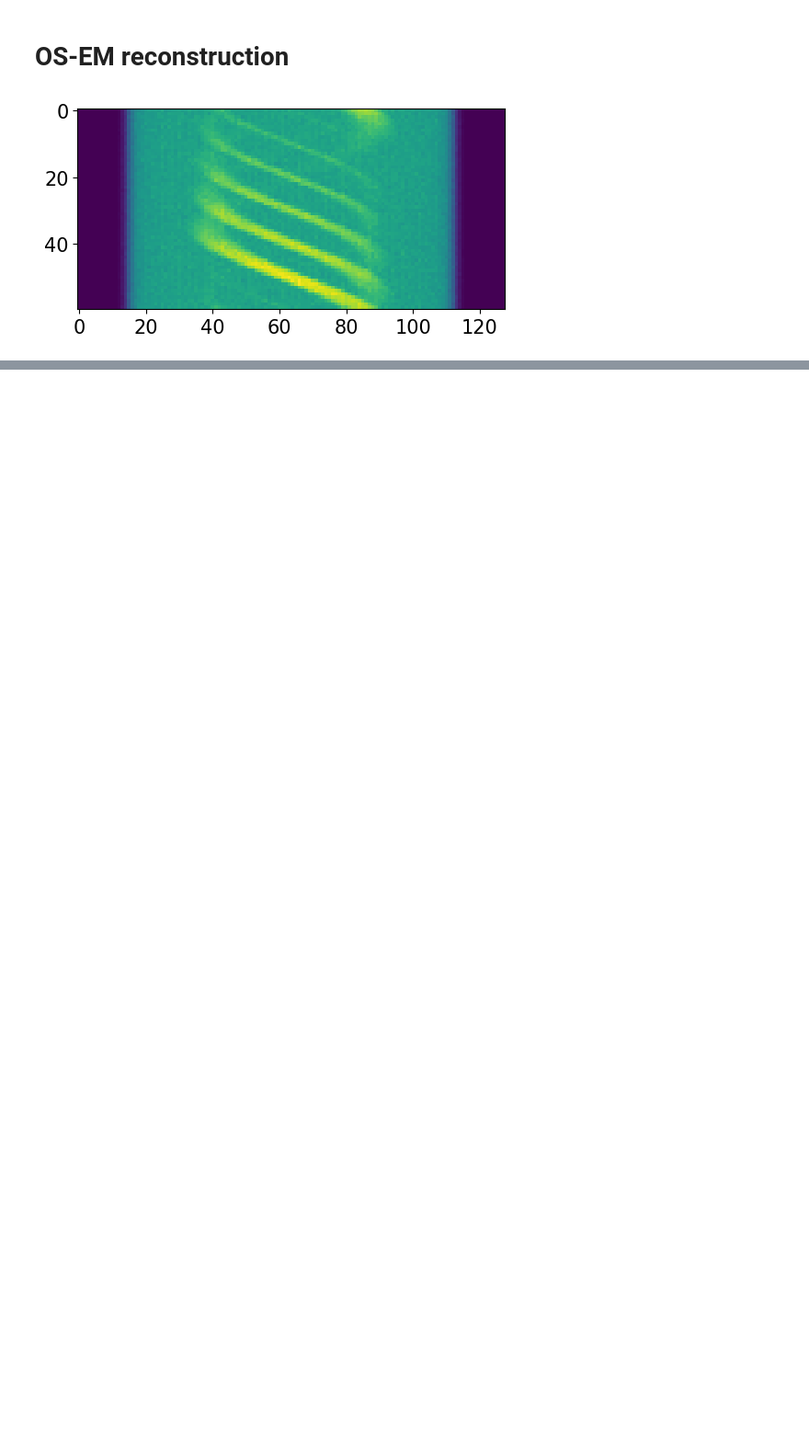
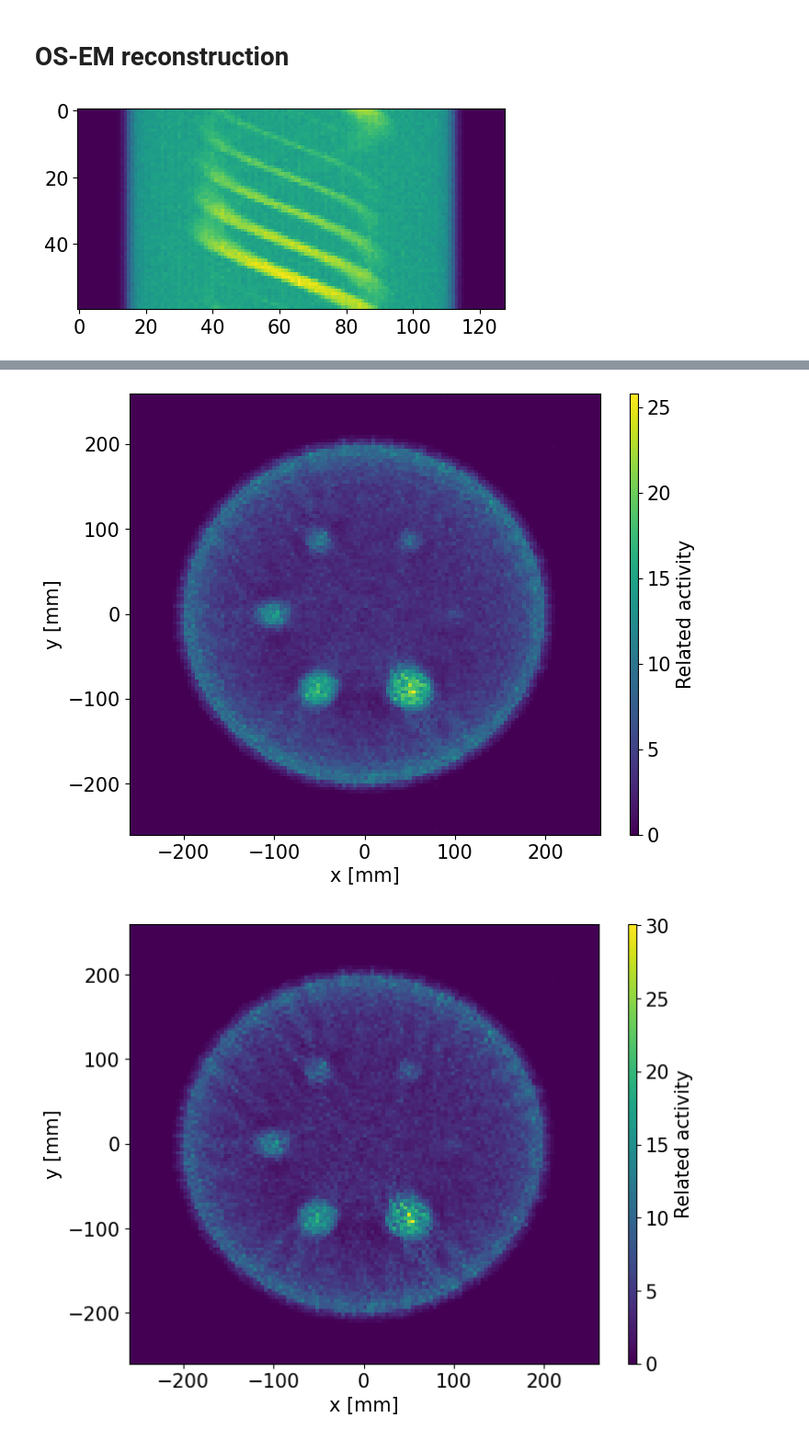
Before and after one commit to dachengx/MedPhys-recon, a Jupyter notebook: spect.ipynb, the cells around one changed output, grey strips where cells are left out. Shown at 92% size. Drawn from its saved outputs; the diff is of its cells as text; code cells hidden in the pictures; blank space fills up the shorter version.

```diff
--- a/spect.ipynb
+++ b/spect.ipynb
@@ -333,0 +270,56 @@ CNR = [(gray[vali[j]].mean() - gray[bkgvali].mean()) / gray[vali[j]].std() for j
+# %%
+CRC_list = []
+CNR_list = []
+
+p = np.fromfile('Proj_1e7Counts', dtype=np.float32)
+f = np.full(image['pixels'] ** 2, p.sum() / m.sum()).astype(np.float32)
+
+iter_list = [50, 100, 150, 200]
+
+for ci in iter_list:
+    L = L_list[4]
+    f_list, d_list = osem(p, m, ci, L)
+    gray = f_list[-1].reshape((image['pixels'], image['pixels']))[::-1, ::-1]
+
+    CRC_list.append(CRC(gray))
+    CNR_list.append(CNR(gray))
+
+    fig = plt.figure(figsize=(8, 6))
+    # fig.tight_layout()
+    gs = gridspec.GridSpec(1, 1, figure=fig, left=0.15, right=0.95, top=0.95, bottom=0.15, wspace=0.3, hspace=0.3)
+    ax = fig.add_subplot(gs[0, 0])
+    pc = ax.pcolormesh(X_pixels, Y_pixels, gray, shading='auto')
+    c = fig.colorbar(pc, ax=ax, aspect=50)
+    c.ax.set_ylabel('Related activity')
+    ax.set_xlabel('x [mm]')
+    ax.set_ylabel('y [mm]')
+
+    fig.savefig('img/C7_iter{:03d}_osem_recon.png'.format(ci))
+
+    plt.show()
+
+fig = plt.figure(figsize=(16, 6))
+# fig.tight_layout()
+gs = gridspec.GridSpec(1, 2, figure=fig, left=0.15, right=0.95, top=0.95, bottom=0.15, wspace=0.3, hspace=0.3)
+ax = fig.add_subplot(gs[0, 0])
+for i, ci in enumerate(iter_list):
+    ax.plot(hotr, CRC_list[i], 'o-', label=ci)
+ax.grid()
+ax.set_xlabel('Hot spot radius [mm]')
+ax.set_ylabel('CRC')
+ax.legend()
+
+ax = fig.add_subplot(gs[0, 1])
+for i, ci in enumerate(iter_list):
+    ax.plot(hotr, CNR_list[i], 'o-', label=ci)
+ax.grid()
+ax.set_xlabel('Hot spot radius [mm]')
+ax.set_ylabel('CNR')
+ax.legend()
+
+fig.savefig('img/C7-iter-crccnr.png')
+
+plt.show()
+# %% [output]
+[figure, added]
+[figure, added]
```
Also changed, not shown: parts of 35 cells of this notebook, 2 other files.
